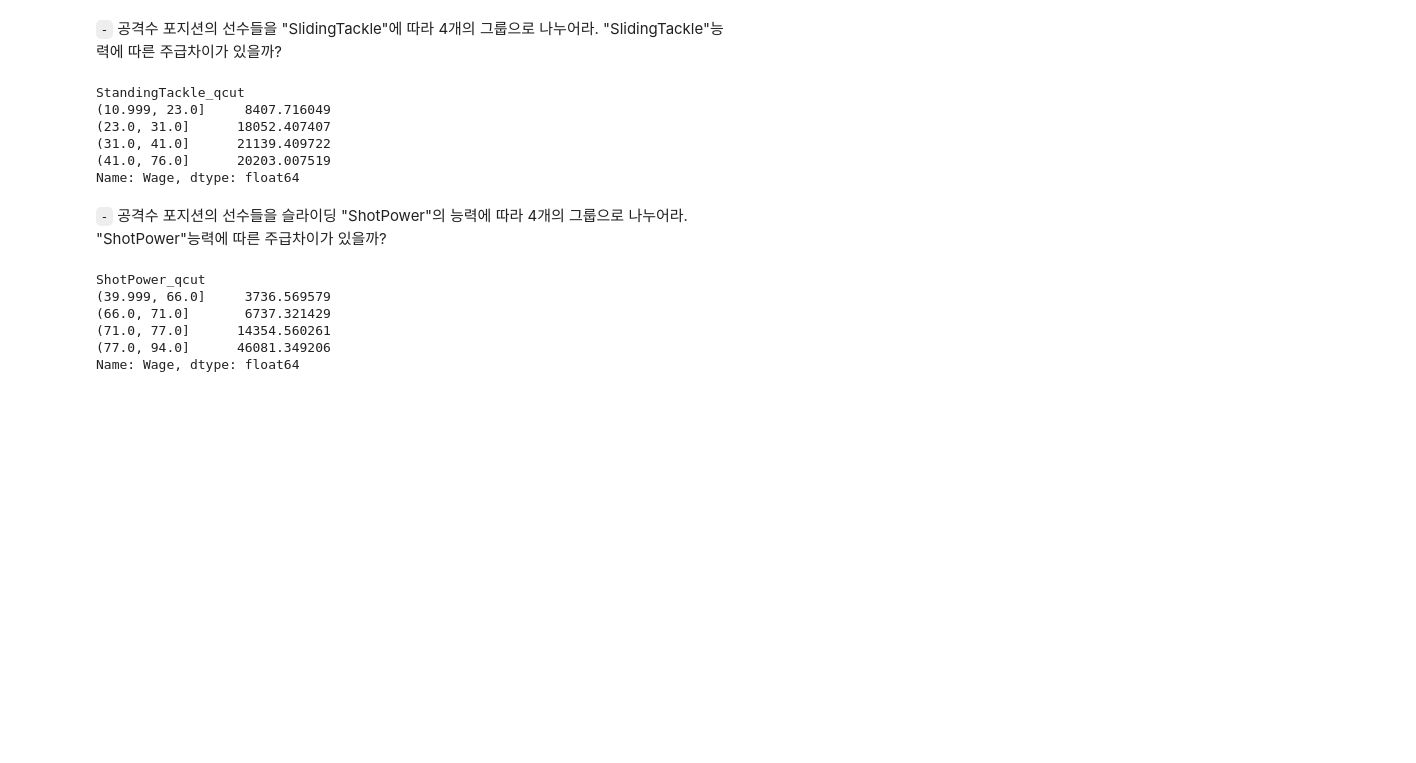
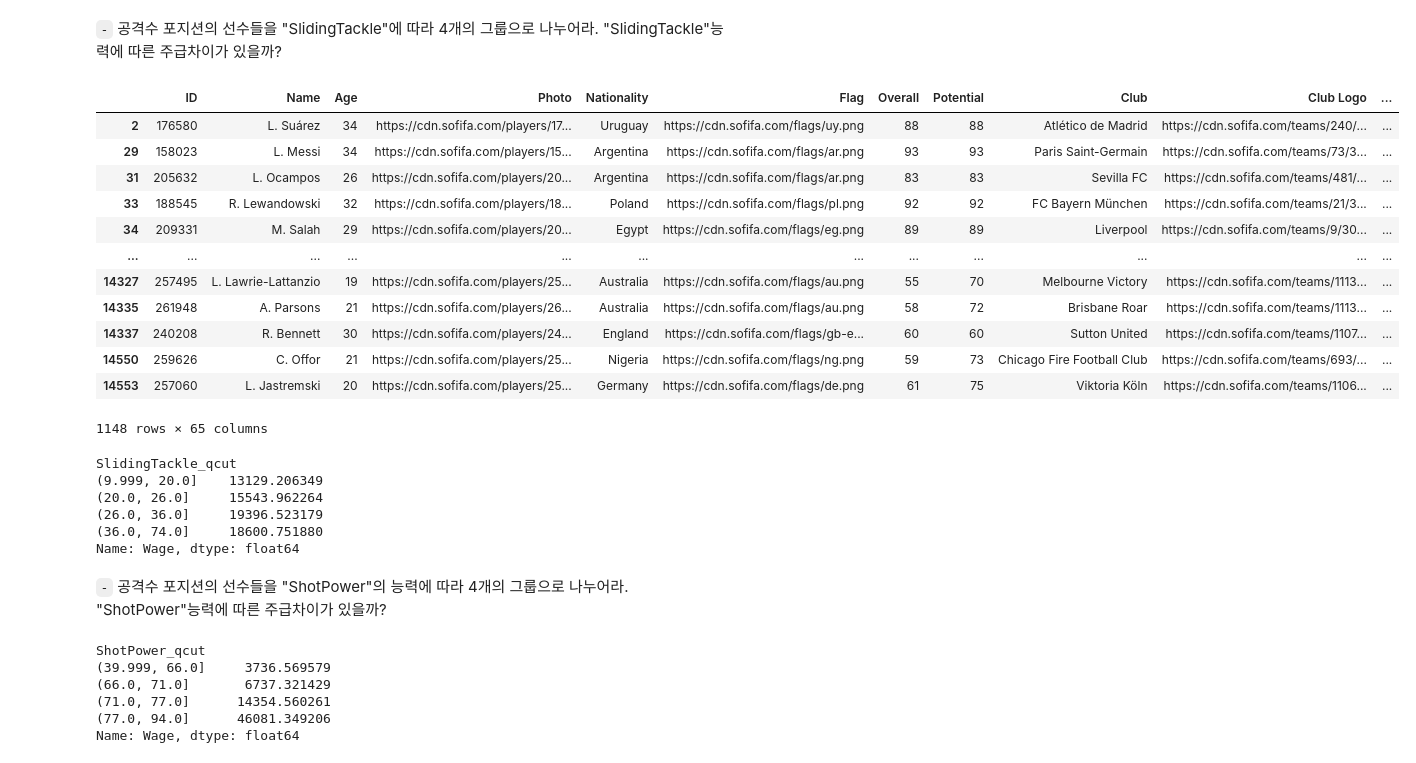
Before and after one commit to guebin/IAB2025-Play, a Jupyter notebook: content/13wk-2.ipynb, the cells around one changed output. Saved outputs shown, nothing was run; the diff lists cells and outputs as text; code cells hidden in the pictures; blank space fills up the shorter version.

```diff
--- a/content/13wk-2.ipynb
+++ b/content/13wk-2.ipynb
@@ -324,17 +324,34 @@ df3
 ### G. 주급분석
 # %% [markdown]
 `-` 공격수 포지션의 선수들을 "SlidingTackle"에 따라 4개의 그룹으로 나누어라. "SlidingTackle"능력에 따른 주급차이가 있을까?
-# %%
-df3.assign(
-    StandingTackle_qcut = pd.qcut(df3[df3.Position2 == "FORWARD"].StandingTackle, q=4)
-).groupby("StandingTackle_qcut").Wage.mean()
-# %% [output]
-StandingTackle_qcut
-(10.999, 23.0]     8407.716049
-(23.0, 31.0]      18052.407407
-(31.0, 41.0]      21139.409722
-(41.0, 76.0]      20203.007519
-Name: Wage, dtype: float64
+# %%
+df_forward_only = df3[df3.Postion2 == "FORWARD"].copy()
+df_forward_only
+# %% [output]
+|  | ID | Name | Age | Photo | Nationality | Flag | Overall | Potential | Club | Club Logo | ... |
+| 2 | 176580 | L. Suárez | 34 | https://cdn.sofifa.com/players/17... | Uruguay | https://cdn.sofifa.com/flags/uy.png | 88 | 88 | Atlético de Madrid | https://cdn.sofifa.com/teams/240/... | ... |
+| 29 | 158023 | L. Messi | 34 | https://cdn.sofifa.com/players/15... | Argentina | https://cdn.sofifa.com/flags/ar.png | 93 | 93 | Paris Saint-Germain | https://cdn.sofifa.com/teams/73/3... | ... |
+| 31 | 205632 | L. Ocampos | 26 | https://cdn.sofifa.com/players/20... | Argentina | https://cdn.sofifa.com/flags/ar.png | 83 | 83 | Sevilla FC | https://cdn.sofifa.com/teams/481/... | ... |
+| 33 | 188545 | R. Lewandowski | 32 | https://cdn.sofifa.com/players/18... | Poland | https://cdn.sofifa.com/flags/pl.png | 92 | 92 | FC Bayern München | https://cdn.sofifa.com/teams/21/3... | ... |
+| 34 | 209331 | M. Salah | 29 | https://cdn.sofifa.com/players/20... | Egypt | https://cdn.sofifa.com/flags/eg.png | 89 | 89 | Liverpool | https://cdn.sofifa.com/teams/9/30... | ... |
+| ... | ... | ... | ... | ... | ... | ... | ... | ... | ... | ... | ... |
+| 14327 | 257495 | L. Lawrie-Lattanzio | 19 | https://cdn.sofifa.com/players/25... | Australia | https://cdn.sofifa.com/flags/au.png | 55 | 70 | Melbourne Victory | https://cdn.sofifa.com/teams/1113... | ... |
+| 14335 | 261948 | A. Parsons | 21 | https://cdn.sofifa.com/players/26... | Australia | https://cdn.sofifa.com/flags/au.png | 58 | 72 | Brisbane Roar | https://cdn.sofifa.com/teams/1113... | ... |
+| 14337 | 240208 | R. Bennett | 30 | https://cdn.sofifa.com/players/24... | England | https://cdn.sofifa.com/flags/gb-e... | 60 | 60 | Sutton United | https://cdn.sofifa.com/teams/1107... | ... |
+| 14550 | 259626 | C. Offor | 21 | https://cdn.sofifa.com/players/25... | Nigeria | https://cdn.sofifa.com/flags/ng.png | 59 | 73 | Chicago Fire Football Club | https://cdn.sofifa.com/teams/693/... | ... |
+| 14553 | 257060 | L. Jastremski | 20 | https://cdn.sofifa.com/players/25... | Germany | https://cdn.sofifa.com/flags/de.png | 61 | 75 | Viktoria Köln | https://cdn.sofifa.com/teams/1106... | ... |
+1148 rows × 65 columns
+# %%
+df_forward_only.assign(
+    SlidingTackle_qcut = pd.qcut(df_forward_only.SlidingTackle,4)
+).groupby("SlidingTackle_qcut")["Wage"].mean()
+# %% [output]
+SlidingTackle_qcut
+(9.999, 20.0]    13129.206349
+(20.0, 26.0]     15543.962264
+(26.0, 36.0]     19396.523179
+(36.0, 74.0]     18600.751880
+Name: Wage, dtype: float64
 # %% [markdown]
-`-` 공격수 포지션의 선수들을 슬라이딩 "ShotPower"의 능력에 따라 4개의 그룹으로 나누어라. "ShotPower"능력에 따른 주급차이가 있을까?
+`-` 공격수 포지션의 선수들을 "ShotPower"의 능력에 따라 4개의 그룹으로 나누어라. "ShotPower"능력에 따른 주급차이가 있을까?
 # %%
```
Also changed, not shown: parts of 22 cells of this notebook.
